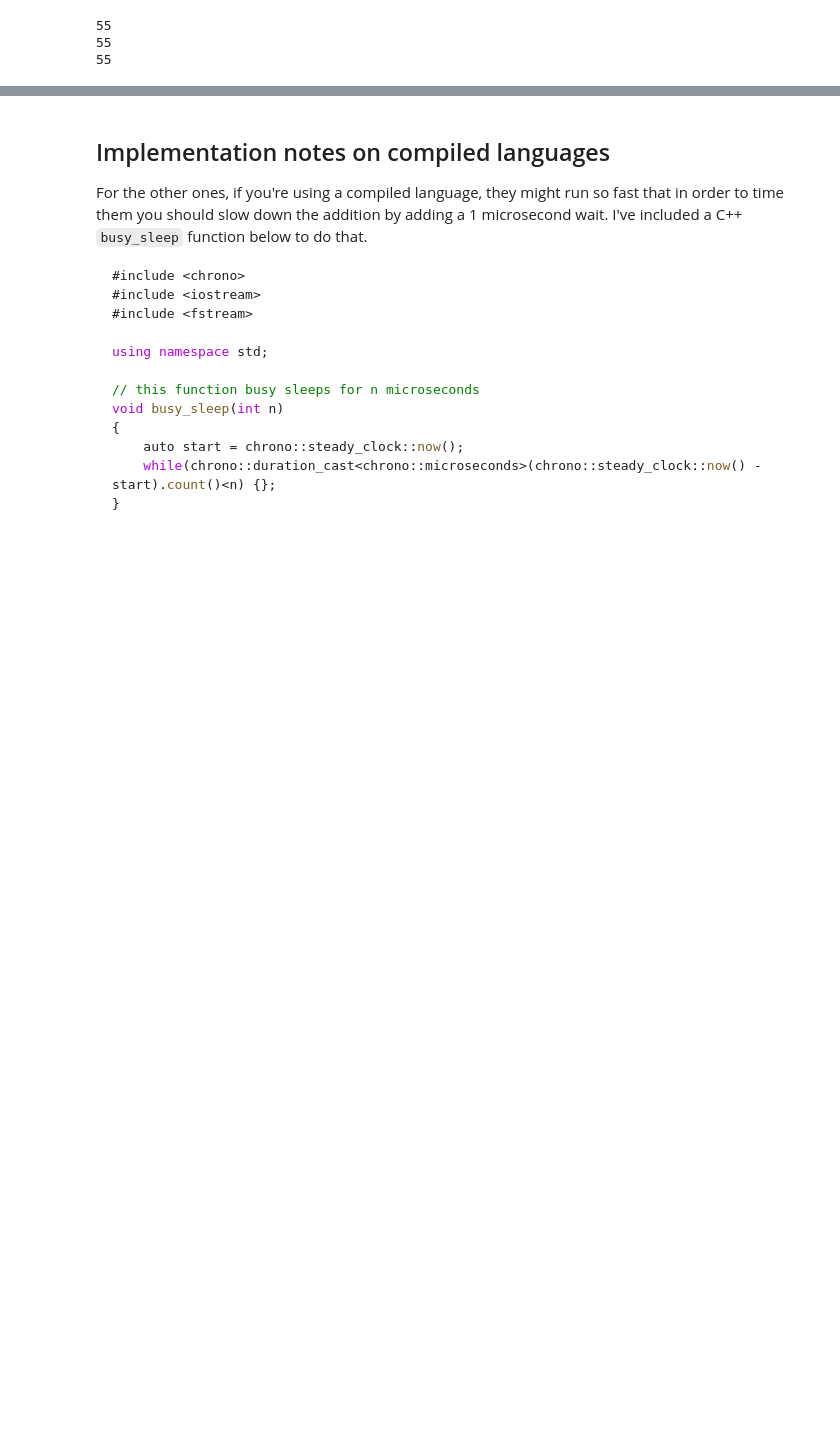
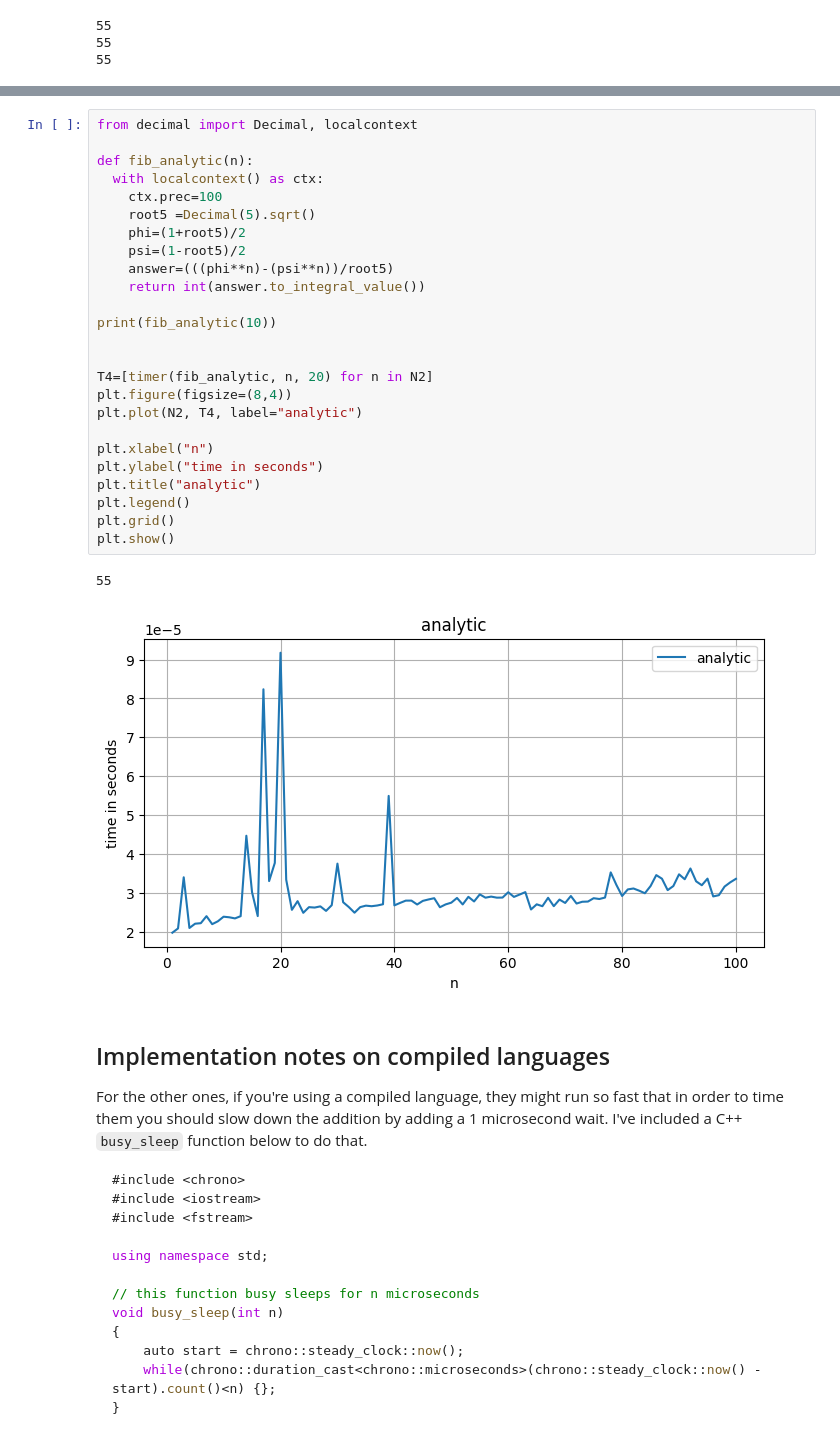
Before and after one commit to yangsquare/Lab1-Counter, a Jupyter notebook: week-1-class.ipynb, the cells around one changed output, grey strips where cells are left out. Cells and saved outputs as stored; diff of their text form; blank space fills up the shorter version.

```diff
--- a/week-1-class.ipynb
+++ b/week-1-class.ipynb
@@ -73,3 +112,31 @@ print(fib_table(10))
+# %%
+from decimal import Decimal, localcontext
+
+def fib_analytic(n):
+  with localcontext() as ctx:
+    ctx.prec=100
+    root5 =Decimal(5).sqrt()
+    phi=(1+root5)/2
+    psi=(1-root5)/2
+    answer=(((phi**n)-(psi**n))/root5)
+    return int(answer.to_integral_value())
+
+print(fib_analytic(10))
+
+
+T4=[timer(fib_analytic, n, 20) for n in N2]
+plt.figure(figsize=(8,4))
+plt.plot(N2, T4, label="analytic")
+
+plt.xlabel("n")
+plt.ylabel("time in seconds")
+plt.title("analytic")
+plt.legend()
+plt.grid()
+plt.show()
+# %% [output]
+55
+[figure, added]
 # %% [markdown]
 ## Implementation notes on compiled languages
 
```
Also changed, not shown: parts of 1 cell of this notebook.
